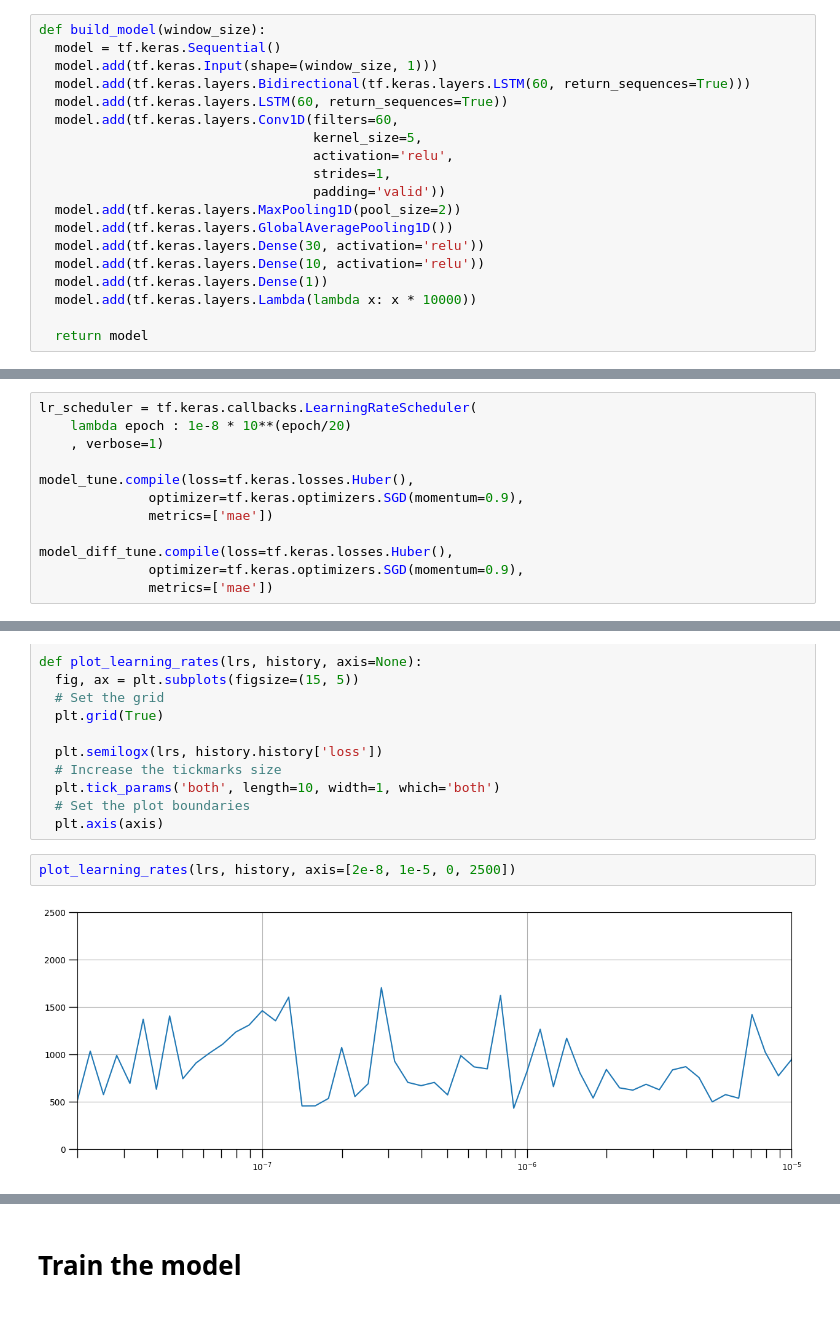
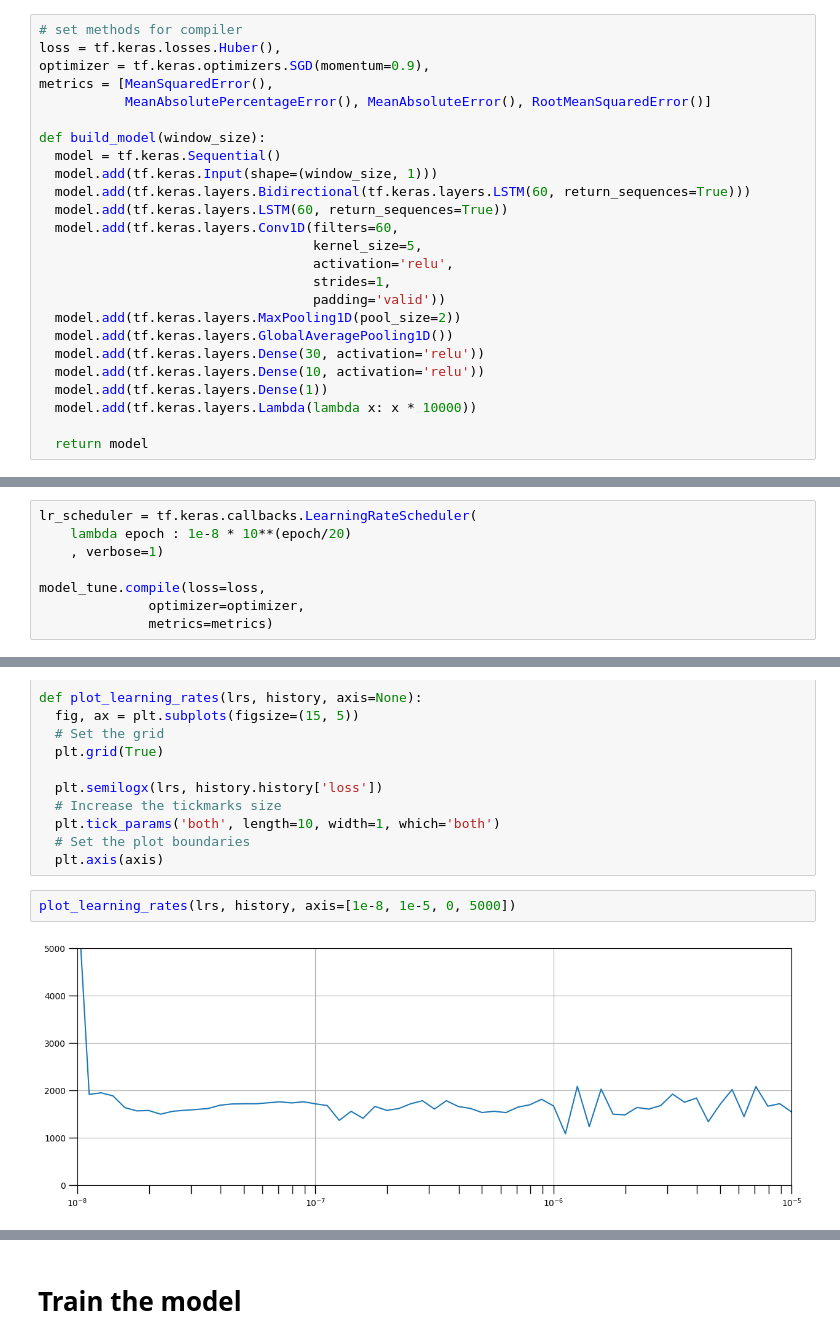
Before and after one commit to sayid-alt/usd_idr_exchange_prediction, a Jupyter notebook: usd_idr_prediction.ipynb, the cells around one changed output, grey strips where cells are left out. Drawn from its saved outputs; the diff is of its cells as text.

Commit message:
New training, with various metrices

```diff
--- a/usd_idr_prediction.ipynb
+++ b/usd_idr_prediction.ipynb
@@ -524,6 +544,12 @@ target: -34.0361328125
 # %% [markdown]
 # Build the model
 # %%
+# set methods for compiler
+loss = tf.keras.losses.Huber(),
+optimizer = tf.keras.optimizers.SGD(momentum=0.9),
+metrics = [MeanSquaredError(),
+           MeanAbsolutePercentageError(), MeanAbsoluteError(), RootMeanSquaredError()]
+
 def build_model(window_size):
   model = tf.keras.Sequential()
   model.add(tf.keras.Input(shape=(window_size, 1)))
@@ -604,13 +600,9 @@ lr_scheduler = tf.keras.callbacks.LearningRateScheduler(
     lambda epoch : 1e-8 * 10**(epoch/20)
     , verbose=1)
 
-model_tune.compile(loss=tf.keras.losses.Huber(),
-              optimizer=tf.keras.optimizers.SGD(momentum=0.9),
-              metrics=['mae'])
-
-model_diff_tune.compile(loss=tf.keras.losses.Huber(),
-              optimizer=tf.keras.optimizers.SGD(momentum=0.9),
-              metrics=['mae'])
+model_tune.compile(loss=loss,
+              optimizer=optimizer,
+              metrics=metrics)
 # %%
 history = model_tune.fit(train_idrx, epochs=100,
                     callbacks=[lr_scheduler])
@@ -668,7 +645,7 @@ def plot_learning_rates(lrs, history, axis=None):
   # Set the plot boundaries
   plt.axis(axis)
 # %%
-plot_learning_rates(lrs, history, axis=[2e-8, 1e-5, 0, 2500])
+plot_learning_rates(lrs, history, axis=[1e-8, 1e-5, 0, 5000])
 # %% [output]
-[figure, old version]
+[figure, new version]
 # %%
```
Also changed, not shown: parts of 35 cells of this notebook.
